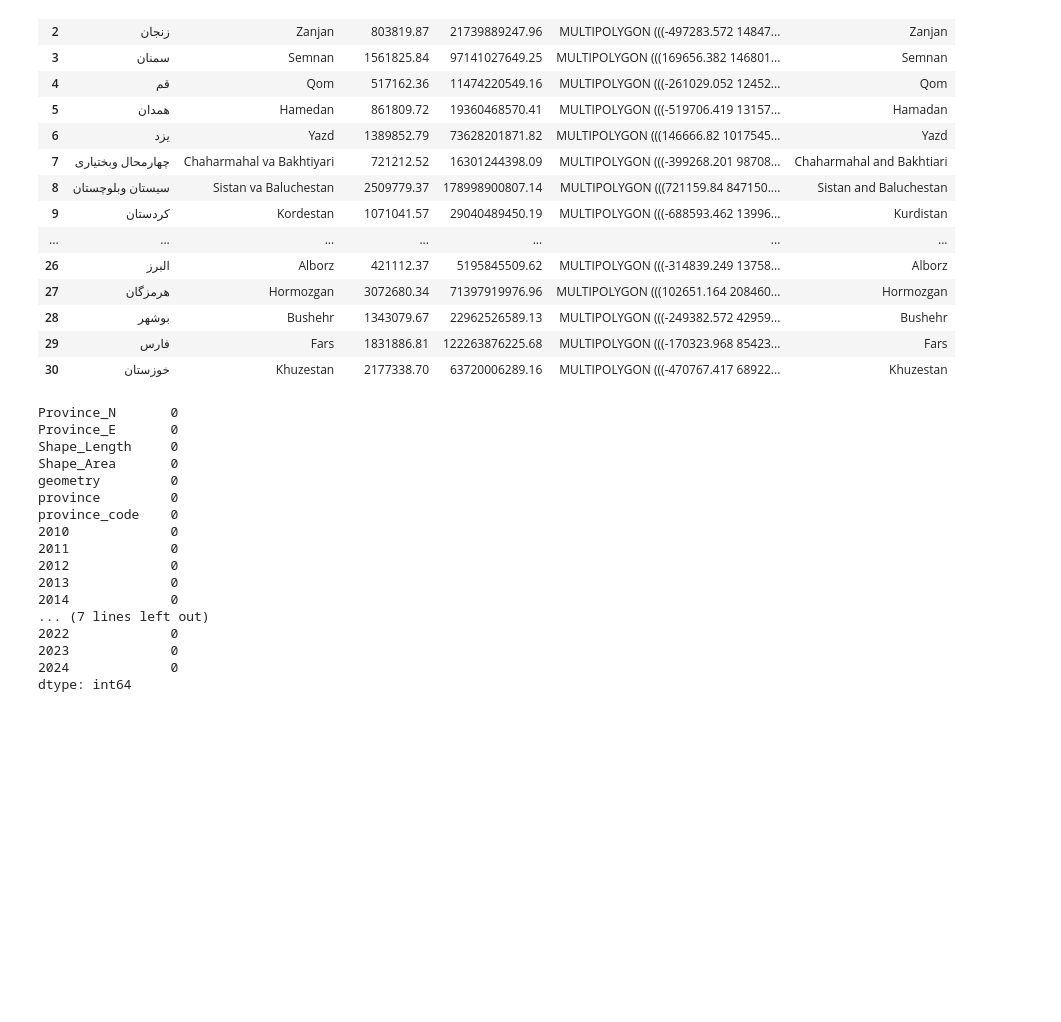
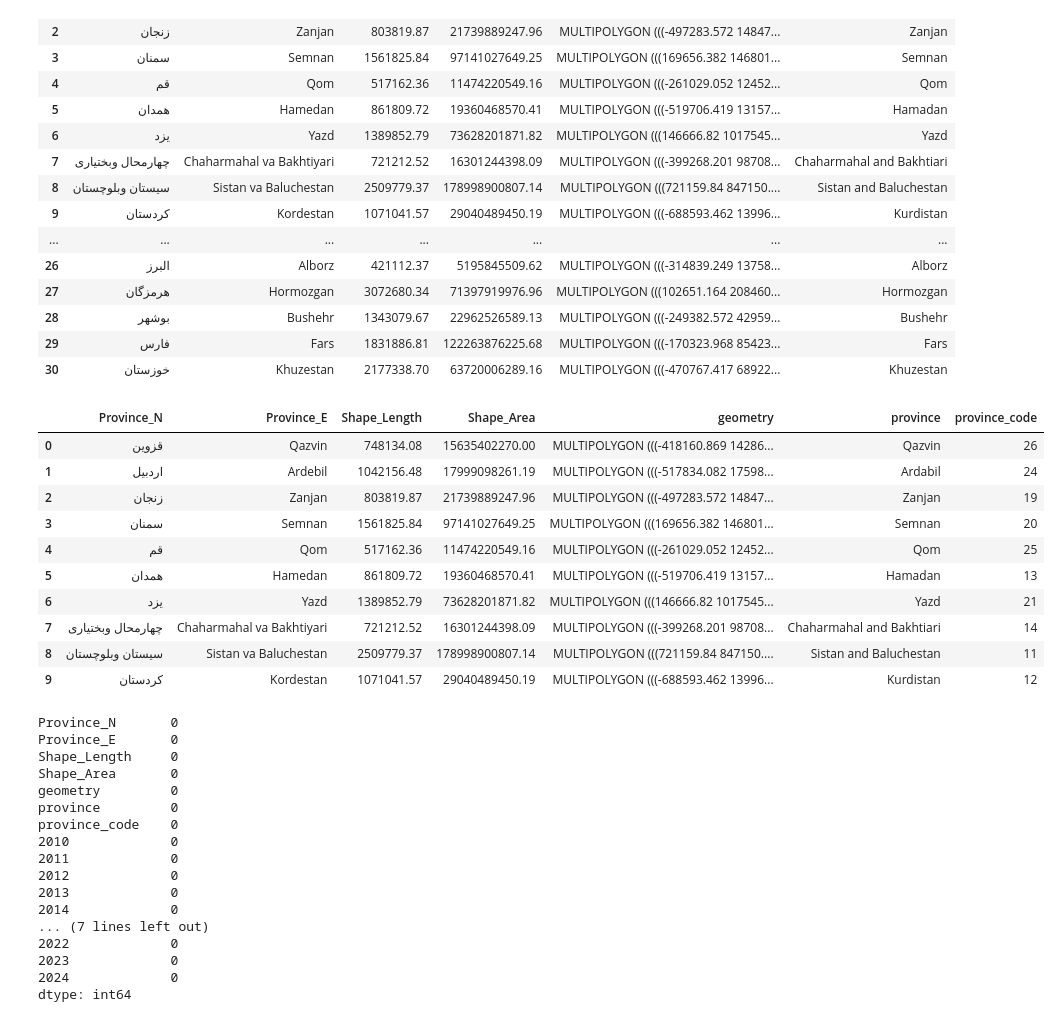
Before and after one commit to sinanarimani/energy-poverty, a Jupyter notebook: evaluation.ipynb, the cells around one changed output. Saved outputs shown, nothing was run; the diff lists cells and outputs as text; code cells hidden in the pictures; blank space fills up the shorter version.

```diff
--- a/evaluation.ipynb
+++ b/evaluation.ipynb
@@ -1248,3 +1250,5 @@ plt.show()
+# %%
+data = pd.read_pickle("data.pkl")
 # %%
 def weighted_mean(x):
     return np.average(x["energy_Ratio"], weights=x["weight"])
@@ -1454,7 +1482,20 @@ See the caveats in the documentation: https://pandas.pydata.org/pandas-docs/stab
 # %%
 df = data2.groupby(["province_code", "province"]).agg(
     province_code = ("province_code", "first"),
     province = ("province", "first")
     ).reset_index(drop = True)
 iran_provinces = pd.merge(iran_provinces,df, on = "province", how="left")
+iran_provinces.head(10)
+# %% [output]
+|  | Province_N | Province_E | Shape_Length | Shape_Area | geometry | province | province_code |
+| 0 | قزوین | Qazvin | 748134.08 | 15635402270.00 | MULTIPOLYGON (((-418160.869 14286... | Qazvin | 26 |
+| 1 | اردبیل | Ardebil | 1042156.48 | 17999098261.19 | MULTIPOLYGON (((-517834.082 17598... | Ardabil | 24 |
+| 2 | زنجان | Zanjan | 803819.87 | 21739889247.96 | MULTIPOLYGON (((-497283.572 14847... | Zanjan | 19 |
+| 3 | سمنان | Semnan | 1561825.84 | 97141027649.25 | MULTIPOLYGON (((169656.382 146801... | Semnan | 20 |
+| 4 | قم | Qom | 517162.36 | 11474220549.16 | MULTIPOLYGON (((-261029.052 12452... | Qom | 25 |
+| 5 | همدان | Hamedan | 861809.72 | 19360468570.41 | MULTIPOLYGON (((-519706.419 13157... | Hamadan | 13 |
+| 6 | یزد | Yazd | 1389852.79 | 73628201871.82 | MULTIPOLYGON (((146666.82 1017545... | Yazd | 21 |
+| 7 | چهارمحال وبختیاری | Chaharmahal va Bakhtiyari | 721212.52 | 16301244398.09 | MULTIPOLYGON (((-399268.201 98708... | Chaharmahal and Bakhtiari | 14 |
+| 8 | سیستان وبلوچستان | Sistan va Baluchestan | 2509779.37 | 178998900807.14 | MULTIPOLYGON (((721159.84 847150.... | Sistan and Baluchestan | 11 |
+| 9 | کردستان | Kordestan | 1071041.57 | 29040489450.19 | MULTIPOLYGON (((-688593.462 13996... | Kurdistan | 12 |
 # %%
```
Also changed, not shown: parts of 25 cells of this notebook, 4 other files.
